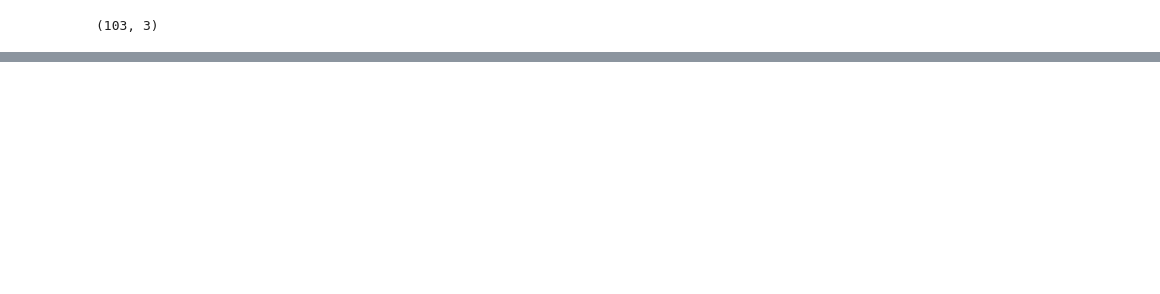
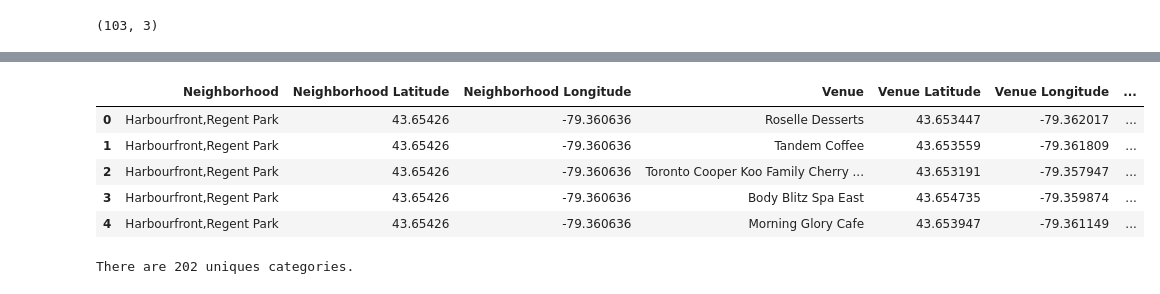
Before and after one commit to Movahe/IBM-Capstone-project, a Jupyter notebook: Toronto_postcode.ipynb, the cells around one changed output, grey strips where cells are left out. Saved outputs shown, nothing was run; the diff lists cells and outputs as text; code cells hidden in the pictures; blank space fills up the shorter version.

```diff
--- a/Toronto_postcode.ipynb
+++ b/Toronto_postcode.ipynb
@@ -127,0 +267,4 @@ poster_data.shape
+# %%
+results = requests.get(url).json()
+results.keys()
+results['response'].keys()
@@ -127,0 +273,12 @@ poster_data.shape
+# %%
+# function that extracts the category of the venue
+def get_category_type(row):
+    try:
+        categories_list = row['categories']
+    except:
+        categories_list = row['venue.categories']
+
+    if len(categories_list) == 0:
+        return None
+    else:
+        return categories_list[0]['name']
@@ -127,0 +287,18 @@ poster_data.shape
+# %%
+
+venues = results['response']['groups'][0]['items']
+
+nearby_venues = json_normalize(venues) # flatten JSON
+
+# filter columns
+filtered_columns = ['venue.name', 'venue.categories', 'venue.location.lat', 'venue.location.lng']
+nearby_venues =nearby_venues.loc[:, filtered_columns]
+
+# filter the category for each row
+nearby_venues['venue.categories'] = nearby_venues.apply(get_category_type, axis=1)
+
+# clean columns
+nearby_venues.columns = [col.split(".")[-1] for col in nearby_venues.columns]
+
+nearby_venues.head()
+print('{} venues were returned by Foursquare.'.format(nearby_venues.shape[0]))
@@ -127,0 +349,6 @@ poster_data.shape
+# %%
+
+toronto_venues = getNearbyVenues(names=toronto_data['Neighborhood'],
+                                   latitudes=toronto_data['Latitude'],
+                                   longitudes=toronto_data['Longitude']
+                                  )
@@ -127,0 +374,15 @@ poster_data.shape
+# %%
+toronto_venues.head()
+# %% [output]
+|  | Neighborhood | Neighborhood Latitude | Neighborhood Longitude | Venue | Venue Latitude | Venue Longitude | ... |
+| 0 | Harbourfront,Regent Park | 43.65426 | -79.360636 | Roselle Desserts | 43.653447 | -79.362017 | ... |
+| 1 | Harbourfront,Regent Park | 43.65426 | -79.360636 | Tandem Coffee | 43.653559 | -79.361809 | ... |
+| 2 | Harbourfront,Regent Park | 43.65426 | -79.360636 | Toronto Cooper Koo Family Cherry ... | 43.653191 | -79.357947 | ... |
+| 3 | Harbourfront,Regent Park | 43.65426 | -79.360636 | Body Blitz Spa East | 43.654735 | -79.359874 | ... |
+| 4 | Harbourfront,Regent Park | 43.65426 | -79.360636 | Morning Glory Cafe | 43.653947 | -79.361149 | ... |
+# %%
+print('There are {} uniques categories.'.format(len(toronto_venues['Venue Category'].unique())))
+
+#len(set(toronto_venues['Venue Category']))
+# %% [output]
+There are 202 uniques categories.
```
Also changed, not shown: parts of 50 cells of this notebook.
